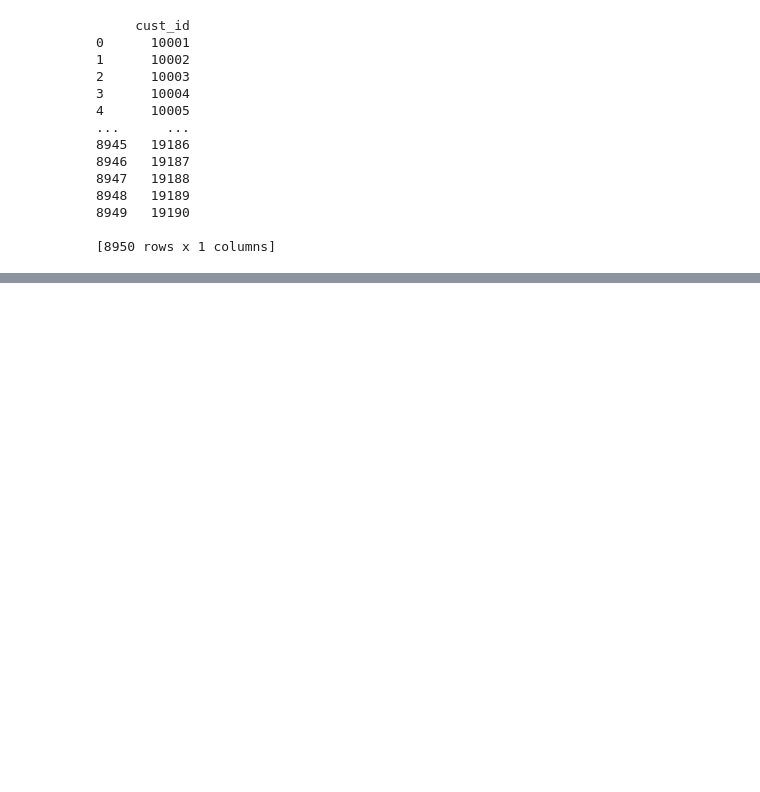
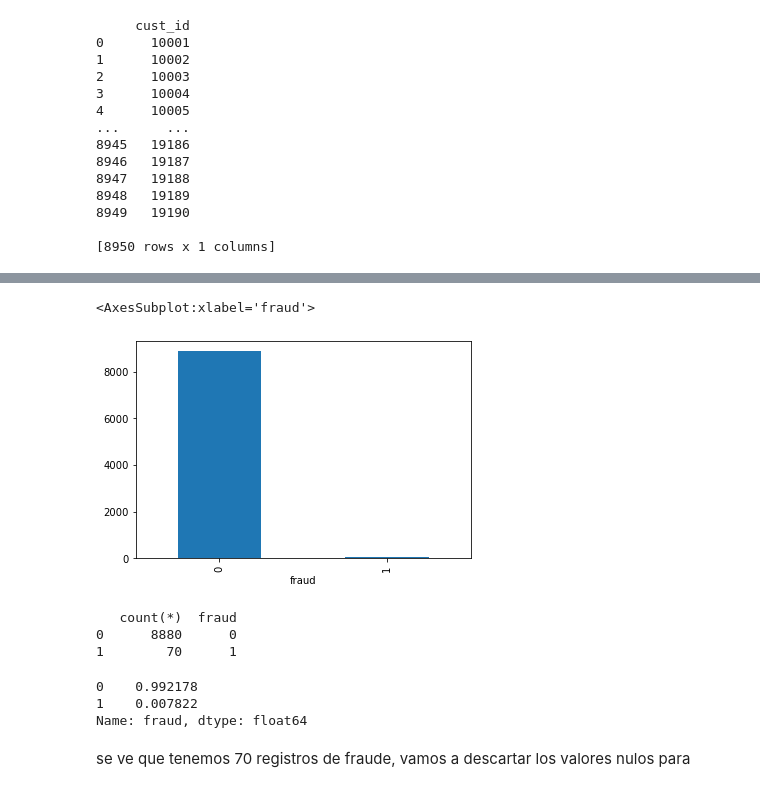
Before and after one commit to CarlosAlmazan/Stori-DA, a Jupyter notebook: Stori_JCDA.ipynb, the cells around one changed output, grey strips where cells are left out. Drawn from its saved outputs; the diff is of its cells as text; code cells hidden in the pictures; blank space fills up the shorter version.

```diff
--- a/Stori_JCDA.ipynb
+++ b/Stori_JCDA.ipynb
@@ -9,7 +10,7 @@ from pandasql import sqldf
 pysqldf = lambda q: sqldf(q, globals())
 # %%
 #reading the csv file
-orig_dataframe=pd.read_csv('Stori_Data_Challenge_2021.csv')#,index_col='cust_id')
+orig_dataframe=pd.read_csv('Stori_Data_Challenge_2021.csv',encoding='utf-8')#,index_col='cust_id')
 orig_dataframe.head()
 orig_dataframe=orig_dataframe.drop(columns='Unnamed: 0')
 # %%
@@ -199,0 +205,4 @@ print(ps.sqldf(q1))
+# %%
+#Retreiving a fresh copy of the dataset
+model_df=orig_dataframe.copy()
+model_df.head()
@@ -199,0 +217,5 @@ print(ps.sqldf(q1))
+# %%
+#Customer ID is a unique id for each customer and therefore is not going to be employed
+model_df.drop(['cust_id'], axis=1, inplace=True)
+model_df.head()
+model_df.info()
@@ -199,0 +240,30 @@ print(ps.sqldf(q1))
+# %%
+#We drop as well credit_limit null value (1 register)
+model_df.dropna(subset=['credit_limit'], inplace=True)
+# %%
+#Fraud and no fraud
+model_df.groupby(['fraud']).size().plot(kind="bar")
+# %% [output]
+<AxesSubplot:xlabel='fraud'>
+[figure, added]
+# %%
+q2="""
+select count(*), fraud
+from mod_dataframe2
+group by fraud
+"""
+print(ps.sqldf(q2))
+# %% [output]
+   count(*)  fraud
+0      8880      0
+1        70      1
+# %%
+# Print the ratio of fraud cases
+occ = model_df['fraud'].value_counts()
+print(occ /len(model_df.index))# Fraud about 0.7%
+# %% [output]
+0    0.992178
+1    0.007822
+Name: fraud, dtype: float64
+# %% [markdown]
+se ve que tenemos 70 registros de fraude, vamos a descartar los valores nulos para
```
Also changed, not shown: parts of 9 cells of this notebook.
